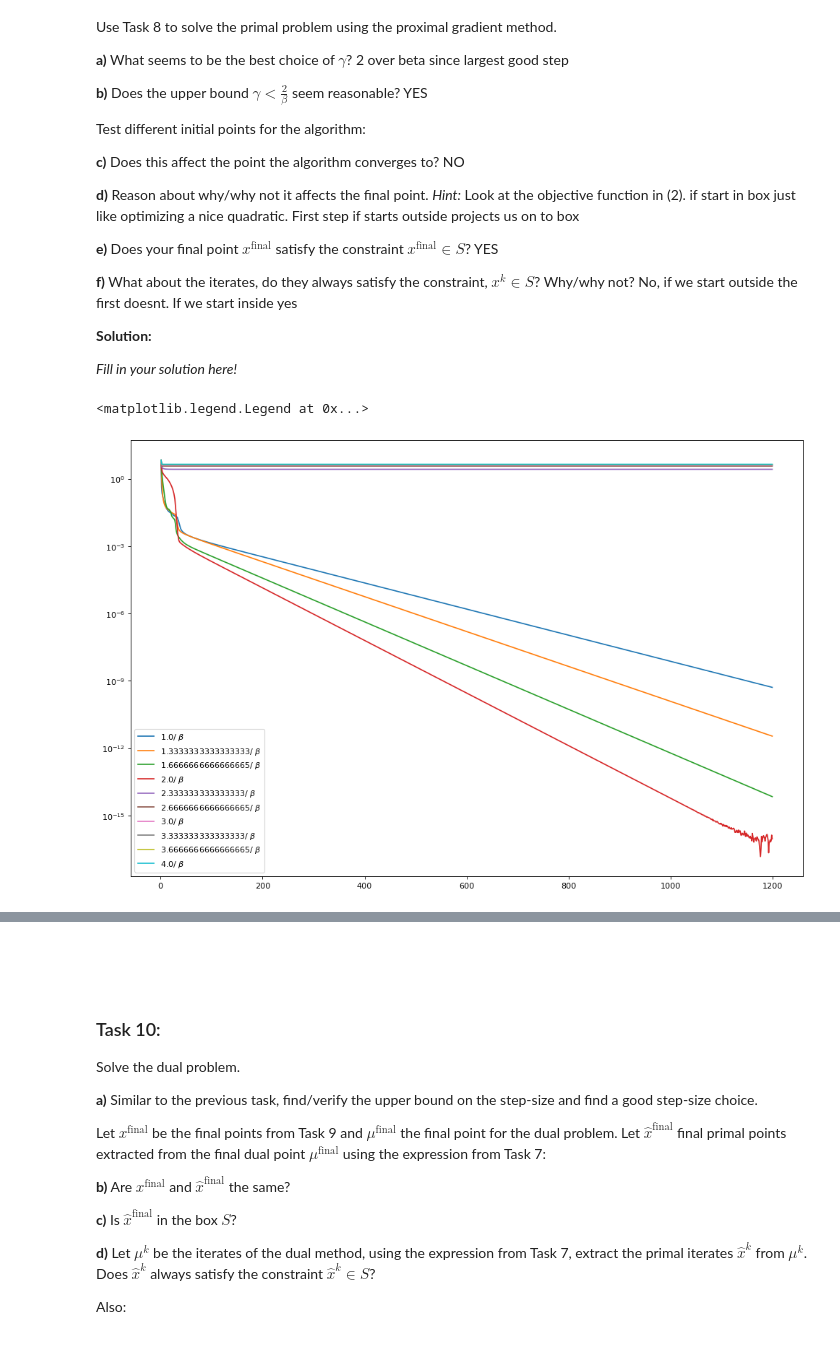
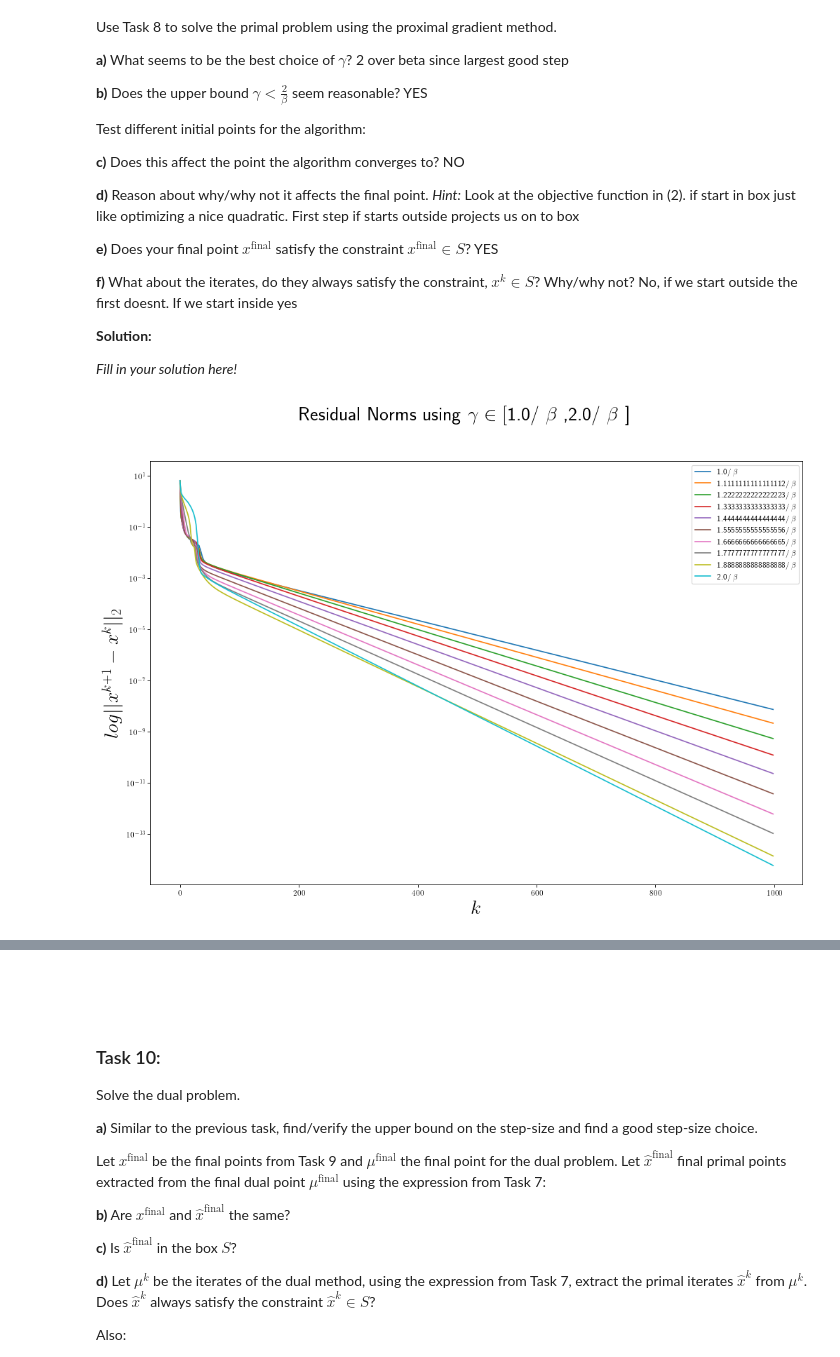
Before and after one commit to NilRom/UNI, a Jupyter notebook: optimization_for_machine_learning/handin1.ipynb, the cells around one changed output, grey strips where cells are left out. Saved outputs shown, nothing was run; the diff lists cells and outputs as text; code cells hidden in the pictures.

```diff
--- a/optimization_for_machine_learning/handin1.ipynb
+++ b/optimization_for_machine_learning/handin1.ipynb
@@ -695,8 +695,3 @@ def dual_to_primal(mu,Q,q,a,b):
     """
     # Write your solution here
     return grad_quadconj(mu,Q,q)
-# %%
-x = [1,-2.5,3,4,0.5]
-a = [-1,-1,-1,-1,-1]
-b = [2,2,2,2,2]
-np.array([a_ if x_ <= a_ else x_ if (x_ >= a_ and x_ <= b_) else b_ for x_,a_,b_ in zip(x,a,b)])
@@ -778,16 +748,0 @@ def test(gamma):
-# %%
-beta = np.linalg.norm(Q, ord = 2)
-gammas_labels = [str(i) + r'/ $ \beta $ ' for i in np.linspace(1,4,10)]
-gammas = [i/beta for i in np.linspace(1,4,10)]
-# %%
-from matplotlib.pyplot import figure
-figure(figsize=(15, 10), dpi=80)
-diffs = []
-iterations = []
-for gamma, gamma_labels in zip(gammas, gammas_labels):
-    diffs, iteration = test(gamma)
-    plt.semilogy(iteration, diffs, label = gamma_labels)
-plt.legend()
-# %% [output]
-<matplotlib.legend.Legend at 0x...>
-[figure, removed]
@@ -793,0 +792,6 @@ plt.legend()
+# %%
+gammas, gamma_labels = get_gammas(Q, start = 1, stop = 2, num = 10)
+diffs = get_primal_sol_curves(gammas)
+plot_sol_curves(diffs, gamma_labels = gamma_labels,  gammas = gamma_labels)
+# %% [output]
+[figure, added]
```
Also changed, not shown: parts of 7 cells of this notebook.
